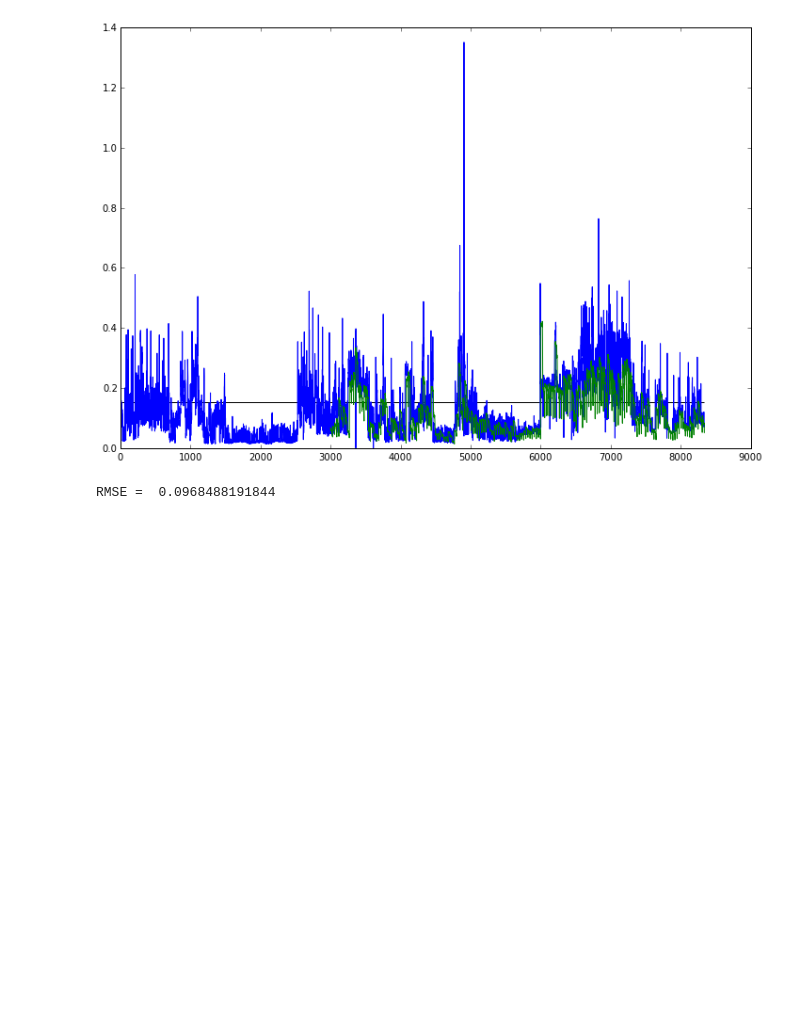
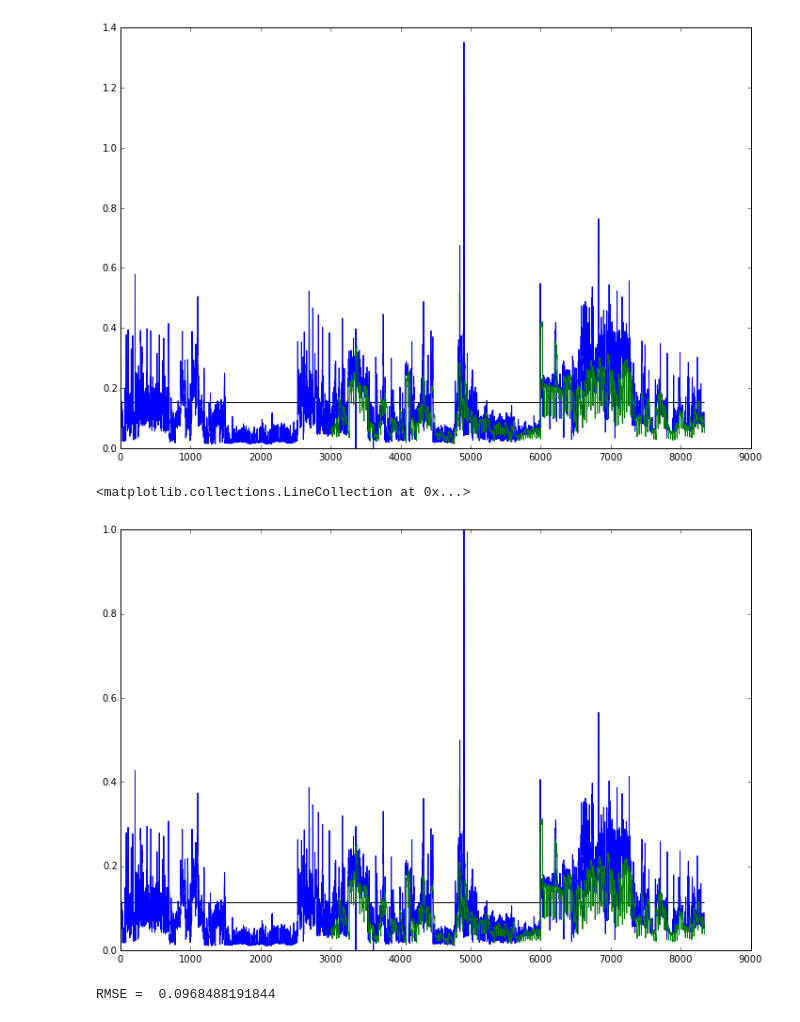
Before and after one commit to Manrich121/ForecastingCloud, a Jupyter notebook: DataPlot/src/ar_evaluation.ipynb, the cells around one changed output. Saved outputs shown, nothing was run; the diff lists cells and outputs as text; code cells hidden in the pictures; blank space fills up the shorter version.

```diff
--- a/DataPlot/src/ar_evaluation.ipynb
+++ b/DataPlot/src/ar_evaluation.ipynb
@@ -22,6 +22,31 @@ plt.hlines(threshold,0,len(truevals))
 # %% [output]
 <matplotlib.collections.LineCollection at 0x...>
 [figure]
+# %%
+%matplotlib inline
+import fileutils
+import tsutils
+import numpy as np
+import matplotlib.pyplot as plt
+import evaluation as eval
+
+overload_dur = 5 #samples
+train_window = 3000
+
+forecasts = np.genfromtxt("d:/data/cpu_Nar_forecasts/cpu_1095481.csv",delimiter=',',usecols=range(0,30)).ravel()
+truevals = np.genfromtxt("d:/data/cpuRate/cpu_1095481.csv", delimiter=',',skip_header=1)[:train_window+len(forecasts),1]
+truevals = np.divide(truevals, np.max(truevals))
+
+threshold =  np.percentile(truevals, 70)
+
+plt.figure(figsize=(12,8))
+plt.plot(truevals)
+plt.plot(range(3000,3000+len(forecasts)),forecasts)
+plt.hlines(threshold,0,len(truevals))
+# plt.show()
+# %% [output]
+<matplotlib.collections.LineCollection at 0x...>
+[figure, added]
 # %%
 rmse = eval.calc_RMSE(truevals[train_window:],forecasts, print_=True)
 # %% [output]
```
Also changed, not shown: 5 other files.
